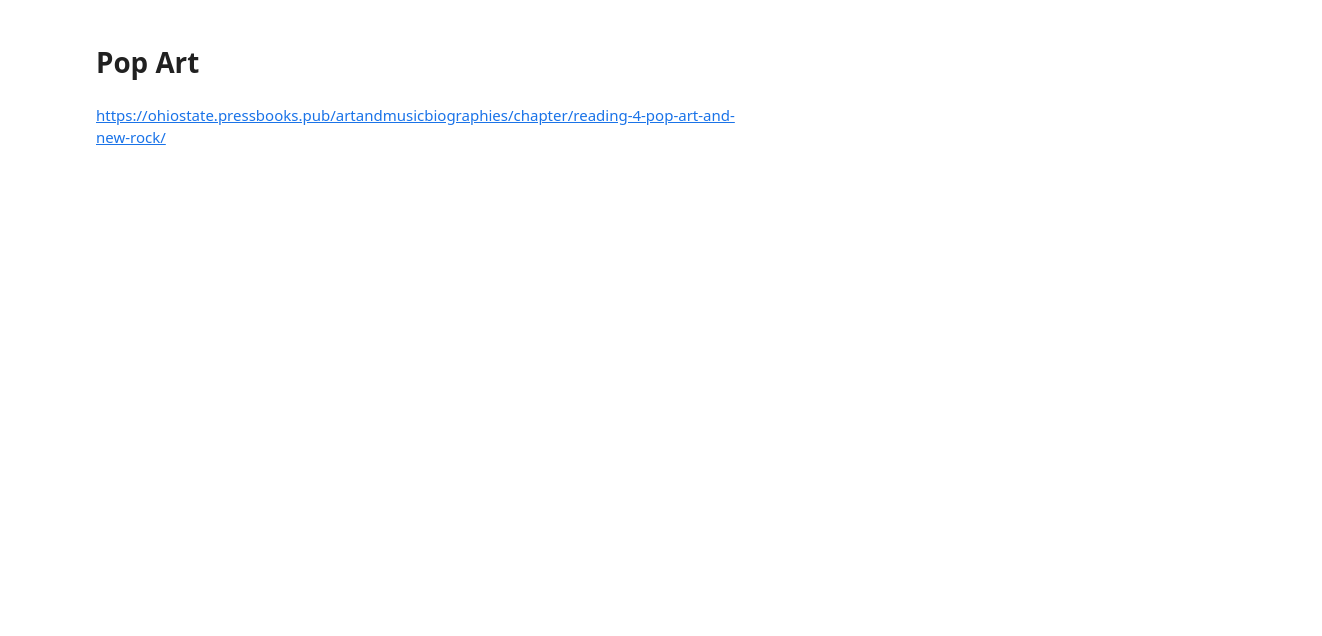
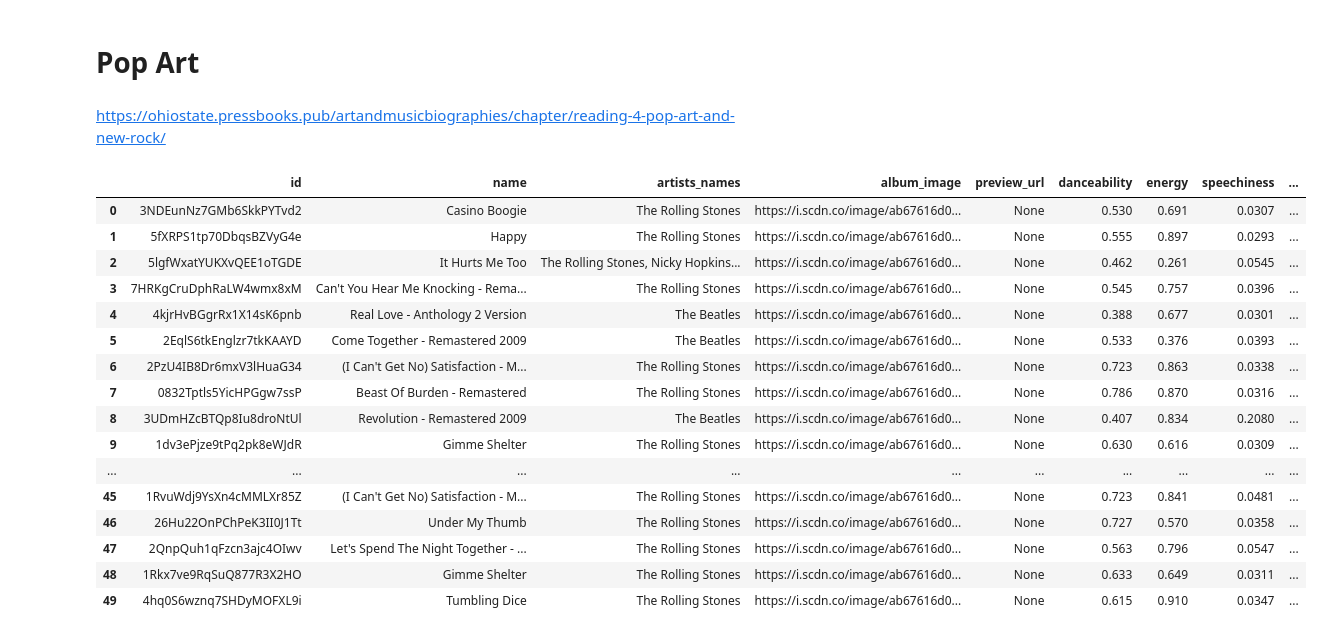
Before and after one commit to zgrayblue/artipy, a Jupyter notebook: sql.ipynb, the cells around one changed output. Drawn from its saved outputs; the diff is of its cells as text; code cells hidden in the pictures; blank space fills up the shorter version.

```diff
--- a/sql.ipynb
+++ b/sql.ipynb
@@ -101,6 +101,7 @@ tempo: (95.288,1234.36])
 # %% [markdown]
 ## Get similar songs
 # %%
+id = '17hR0sYHpx7VYTMRfFUOmY'
 myquery = f'''
 SELECT name,
        preview_url,
@@ -116,13 +117,12 @@ SELECT name,
        valence
 
 FROM spotify
-WHERE danceability > {max(d_mean - .05, 0)} AND danceability < {min(d_mean + .05, 1)}
-    AND energy > {max(e_mean - .05, 0)} AND energy < {min(e_mean + .05, 1)}
-    AND speechiness > {max(s_mean - .05, 0)} AND speechiness < {min(s_mean + .05, 1)}
-    AND acousticness > {max(a_mean - .05, 0)} AND acousticness < {min(a_mean + .05, 1)}
-    AND valence > {max(v_mean - .05, 0)} AND valence < {min(v_mean + .05, 1)}
-    AND first_artist_id != '17hR0sYHpx7VYTMRfFUOmY'
-    AND first_artist_id !='1Uff91EOsvd99rtAupatMP'
+WHERE danceability > {max(df['danceability'].mean().round(3) - .05, 0)} AND danceability < {min(df['danceability'].mean().round(3) + .05, 1)}
+    AND energy > {max(df['energy'].mean().round(3) - .05, 0)} AND energy < {min(df['energy'].mean().round(3) + .05, 1)}
+    AND speechiness > {max(df['speechiness'].mean().round(3) - .05, 0)} AND speechiness < {min(df['speechiness'].mean().round(3) + .05, 1)}
+    AND acousticness > {max(df['acousticness'].mean().round(3) - .05, 0)} AND acousticness < {min(df['acousticness'].mean().round(3) + .05, 1)}
+    AND valence > {max(df['valence'].mean().round(3) - .05, 0)} AND valence < {min(df['valence'].mean().round(3) + .05, 1)}
+    AND first_artist_id != '{id}'
     AND preview_url != 'None'
 '''
 
@@ -146,3 +146,42 @@ df
 # Pop Art
 # %% [markdown]
 https://ohiostate.pressbooks.pub/artandmusicbiographies/chapter/reading-4-pop-art-and-new-rock/
+# %%
+id1 = '3WrFJ7ztbogyGnTHbHJFl2'
+id2 = '22bE4uQ6baNwSHPVcDxLCe'
+id3 = '3oDbviiivRWhXwIE8hxkVV'
+
+myquery = f'''
+    SELECT id, name, artists_names, album_image, preview_url,
+           danceability,
+           energy,
+           speechiness,
+           acousticness,
+           valence
+
+    FROM spotify
+    WHERE first_artist_id = '{id1}'
+        OR first_artist_id = '{id2}'
+        OR first_artist_id = '{id3}'
+        AND preview_url is NOT NULL
+    '''
+df = pd.read_sql_query(myquery, con=engine)
+df
+# %% [output]
+|  | id | name | artists_names | album_image | preview_url | danceability | energy | speechiness | ... |
+| 0 | 3NDEunNz7GMb6SkkPYTvd2 | Casino Boogie | The Rolling Stones | https://i.scdn.co/image/ab67616d0... | None | 0.530 | 0.691 | 0.0307 | ... |
+| 1 | 5fXRPS1tp70DbqsBZVyG4e | Happy | The Rolling Stones | https://i.scdn.co/image/ab67616d0... | None | 0.555 | 0.897 | 0.0293 | ... |
+| 2 | 5lgfWxatYUKXvQEE1oTGDE | It Hurts Me Too | The Rolling Stones, Nicky Hopkins... | https://i.scdn.co/image/ab67616d0... | None | 0.462 | 0.261 | 0.0545 | ... |
+| 3 | 7HRKgCruDphRaLW4wmx8xM | Can't You Hear Me Knocking - Rema... | The Rolling Stones | https://i.scdn.co/image/ab67616d0... | None | 0.545 | 0.757 | 0.0396 | ... |
+| 4 | 4kjrHvBGgrRx1X14sK6pnb | Real Love - Anthology 2 Version | The Beatles | https://i.scdn.co/image/ab67616d0... | None | 0.388 | 0.677 | 0.0301 | ... |
+| 5 | 2EqlS6tkEnglzr7tkKAAYD | Come Together - Remastered 2009 | The Beatles | https://i.scdn.co/image/ab67616d0... | None | 0.533 | 0.376 | 0.0393 | ... |
+| 6 | 2PzU4IB8Dr6mxV3lHuaG34 | (I Can't Get No) Satisfaction - M... | The Rolling Stones | https://i.scdn.co/image/ab67616d0... | None | 0.723 | 0.863 | 0.0338 | ... |
+| 7 | 0832Tptls5YicHPGgw7ssP | Beast Of Burden - Remastered | The Rolling Stones | https://i.scdn.co/image/ab67616d0... | None | 0.786 | 0.870 | 0.0316 | ... |
+| 8 | 3UDmHZcBTQp8Iu8droNtUl | Revolution - Remastered 2009 | The Beatles | https://i.scdn.co/image/ab67616d0... | None | 0.407 | 0.834 | 0.2080 | ... |
+| 9 | 1dv3ePjze9tPq2pk8eWJdR | Gimme Shelter | The Rolling Stones | https://i.scdn.co/image/ab67616d0... | None | 0.630 | 0.616 | 0.0309 | ... |
+| ... | ... | ... | ... | ... | ... | ... | ... | ... | ... |
+| 45 | 1RvuWdj9YsXn4cMMLXr85Z | (I Can't Get No) Satisfaction - M... | The Rolling Stones | https://i.scdn.co/image/ab67616d0... | None | 0.723 | 0.841 | 0.0481 | ... |
+| 46 | 26Hu22OnPChPeK3II0J1Tt | Under My Thumb | The Rolling Stones | https://i.scdn.co/image/ab67616d0... | None | 0.727 | 0.570 | 0.0358 | ... |
+| 47 | 2QnpQuh1qFzcn3ajc4OIwv | Let's Spend The Night Together - ... | The Rolling Stones | https://i.scdn.co/image/ab67616d0... | None | 0.563 | 0.796 | 0.0547 | ... |
+| 48 | 1Rkx7ve9RqSuQ877R3X2HO | Gimme Shelter | The Rolling Stones | https://i.scdn.co/image/ab67616d0... | None | 0.633 | 0.649 | 0.0311 | ... |
+| 49 | 4hq0S6wznq7SHDyMOFXL9i | Tumbling Dice | The Rolling Stones | https://i.scdn.co/image/ab67616d0... | None | 0.615 | 0.910 | 0.0347 | ... |
```
Also changed, not shown: parts of 1 cell of this notebook, 5 other files.
